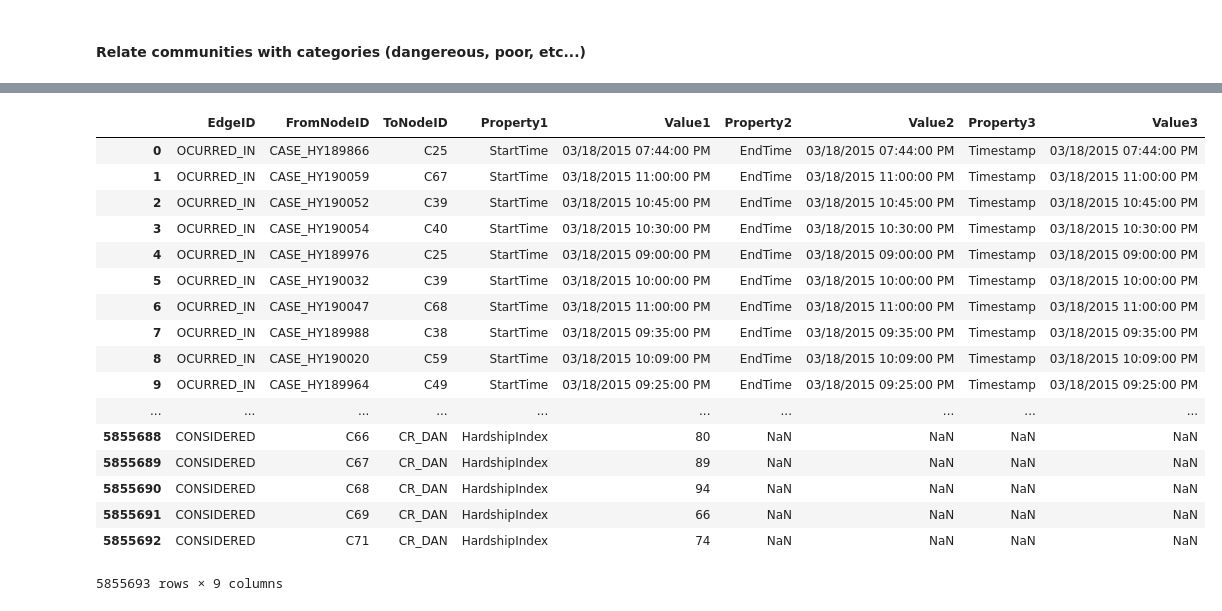
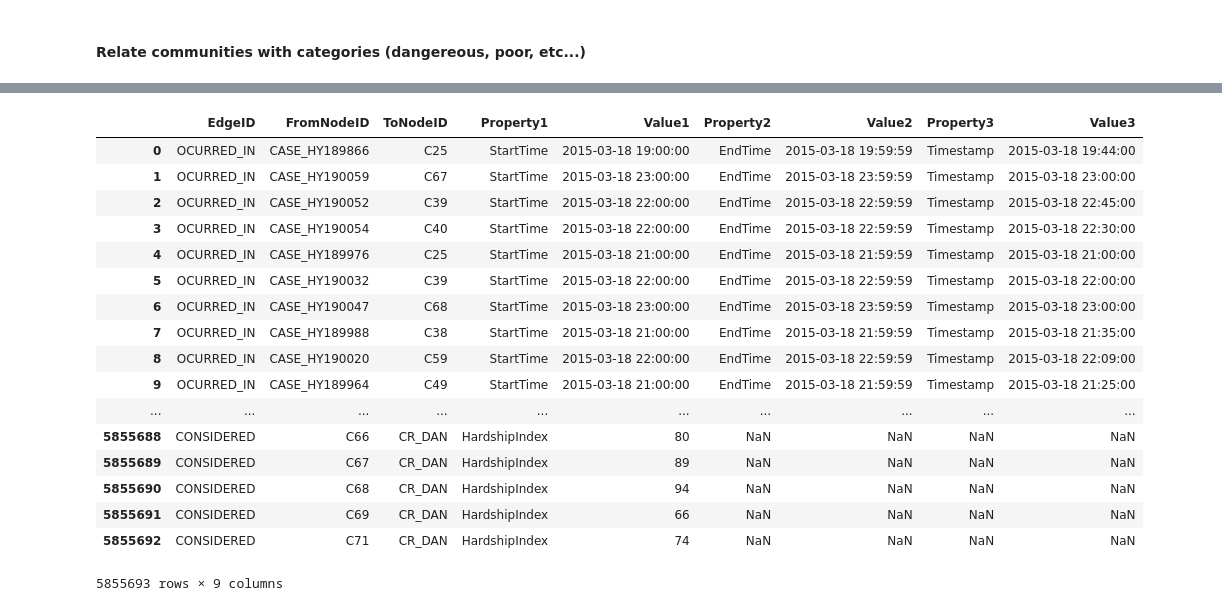
Before and after one commit to gomerudo/tuedataeng, a Jupyter notebook: wrangling/ChicagoCrimes_wrangling.ipynb, the cells around one changed output, grey strips where cells are left out. Cells and saved outputs as stored; diff of their text form; code cells hidden in the pictures.

```diff
--- a/wrangling/ChicagoCrimes_wrangling.ipynb
+++ b/wrangling/ChicagoCrimes_wrangling.ipynb
@@ -2,4 +2,8 @@
 import pandas as pd
 import numpy as np
 
+import time
+import datetime
+
 DATASETS_LOCATION = "/Users/gomerudo/workspace/datasets"
+REDUCED_FILE = False
@@ -13,6 +43,10 @@ DATASET_INDICATORS_PATH = DATASETS_LOCATION + "/chicago_socioeconomic_indicators
 
 # Load CSVs
 crimes_df = pd.read_csv(DATASET_CRIMES_PATH, na_values = ["", " "])
+
+if REDUCED_FILE:
+    crimes_df = crimes_df[:100000]
+
 indicators_df = pd.read_csv(DATASET_INDICATORS_PATH, na_values = ["", " "])
 # %%
 # Show preview of crimes
@@ -199,17 +237,21 @@ communities_criteria = indicators_df[indicators_df['HARDSHIP INDEX'] > 50]
 for index, row in crimes_df.iterrows():
     if index % 500000 == 0:
         print("Reached row {} ...".format(index))
+
+    crime_timestamp = format_timestamp(row['Date'])
+    crime_start_time, crime_end_time = roundupdown(row['Date'])
+
     edges_list.append(
         [
             "OCURRED_IN", # EdgeID
-            "CASE_" + row['Case Number'], # FromNodeID (A case)
-            "C" + str(row['Community Area']), # ToNodeID (A community)
+            case_number_to_key(row['Case Number']), # FromNodeID (A case)
+            community_to_key(row['Community Area']), # ToNodeID (A community)
             "StartTime", # Property1
-            row['Date'], # Value1. TODO: save start of period we should define
+            str(crime_start_time), # Value1. TODO: save start of period we should define
             "EndTime", # Property2
-            row['Date'], # Value2. TODO: save end of period we should define
+            str(crime_end_time), # Value2. TODO: save end of period we should define
             "Timestamp", # Property3
-            row['Date'] # Value3
+            str(crime_timestamp) # Value3
         ]
     )
 
@@ -271,7 +313,7 @@ for index, row in communities_criteria.iterrows():
     edges_list.append(
         [
             "CONSIDERED", # EdgeID
-            "C" + str(row['Community Area Number']), # FromNodeID (A community)
+            community_to_key(row['Community Area Number']), # FromNodeID (A community)
             "CR_DAN", # ToNodeID (A criteria node)
             "HardshipIndex", # Property1
             row['HARDSHIP INDEX'], # Value1
@@ -293,14 +335,14 @@ Creation of nodes data frame took 9.33 sec
 |  | EdgeID | FromNodeID | ToNodeID | Property1 | Value1 | Property2 | Value2 | Property3 | Value3 |
-| 0 | OCURRED_IN | CASE_HY189866 | C25 | StartTime | 03/18/2015 07:44:00 PM | EndTime | 03/18/2015 07:44:00 PM | Timestamp | 03/18/2015 07:44:00 PM |
-| 1 | OCURRED_IN | CASE_HY190059 | C67 | StartTime | 03/18/2015 11:00:00 PM | EndTime | 03/18/2015 11:00:00 PM | Timestamp | 03/18/2015 11:00:00 PM |
-| 2 | OCURRED_IN | CASE_HY190052 | C39 | StartTime | 03/18/2015 10:45:00 PM | EndTime | 03/18/2015 10:45:00 PM | Timestamp | 03/18/2015 10:45:00 PM |
-| 3 | OCURRED_IN | CASE_HY190054 | C40 | StartTime | 03/18/2015 10:30:00 PM | EndTime | 03/18/2015 10:30:00 PM | Timestamp | 03/18/2015 10:30:00 PM |
-| 4 | OCURRED_IN | CASE_HY189976 | C25 | StartTime | 03/18/2015 09:00:00 PM | EndTime | 03/18/2015 09:00:00 PM | Timestamp | 03/18/2015 09:00:00 PM |
-| 5 | OCURRED_IN | CASE_HY190032 | C39 | StartTime | 03/18/2015 10:00:00 PM | EndTime | 03/18/2015 10:00:00 PM | Timestamp | 03/18/2015 10:00:00 PM |
-| 6 | OCURRED_IN | CASE_HY190047 | C68 | StartTime | 03/18/2015 11:00:00 PM | EndTime | 03/18/2015 11:00:00 PM | Timestamp | 03/18/2015 11:00:00 PM |
-| 7 | OCURRED_IN | CASE_HY189988 | C38 | StartTime | 03/18/2015 09:35:00 PM | EndTime | 03/18/2015 09:35:00 PM | Timestamp | 03/18/2015 09:35:00 PM |
-| 8 | OCURRED_IN | CASE_HY190020 | C59 | StartTime | 03/18/2015 10:09:00 PM | EndTime | 03/18/2015 10:09:00 PM | Timestamp | 03/18/2015 10:09:00 PM |
-| 9 | OCURRED_IN | CASE_HY189964 | C49 | StartTime | 03/18/2015 09:25:00 PM | EndTime | 03/18/2015 09:25:00 PM | Timestamp | 03/18/2015 09:25:00 PM |
+| 0 | OCURRED_IN | CASE_HY189866 | C25 | StartTime | 2015-03-18 19:00:00 | EndTime | 2015-03-18 19:59:59 | Timestamp | 2015-03-18 19:44:00 |
+| 1 | OCURRED_IN | CASE_HY190059 | C67 | StartTime | 2015-03-18 23:00:00 | EndTime | 2015-03-18 23:59:59 | Timestamp | 2015-03-18 23:00:00 |
+| 2 | OCURRED_IN | CASE_HY190052 | C39 | StartTime | 2015-03-18 22:00:00 | EndTime | 2015-03-18 22:59:59 | Timestamp | 2015-03-18 22:45:00 |
+| 3 | OCURRED_IN | CASE_HY190054 | C40 | StartTime | 2015-03-18 22:00:00 | EndTime | 2015-03-18 22:59:59 | Timestamp | 2015-03-18 22:30:00 |
+| 4 | OCURRED_IN | CASE_HY189976 | C25 | StartTime | 2015-03-18 21:00:00 | EndTime | 2015-03-18 21:59:59 | Timestamp | 2015-03-18 21:00:00 |
+| 5 | OCURRED_IN | CASE_HY190032 | C39 | StartTime | 2015-03-18 22:00:00 | EndTime | 2015-03-18 22:59:59 | Timestamp | 2015-03-18 22:00:00 |
+| 6 | OCURRED_IN | CASE_HY190047 | C68 | StartTime | 2015-03-18 23:00:00 | EndTime | 2015-03-18 23:59:59 | Timestamp | 2015-03-18 23:00:00 |
+| 7 | OCURRED_IN | CASE_HY189988 | C38 | StartTime | 2015-03-18 21:00:00 | EndTime | 2015-03-18 21:59:59 | Timestamp | 2015-03-18 21:35:00 |
+| 8 | OCURRED_IN | CASE_HY190020 | C59 | StartTime | 2015-03-18 22:00:00 | EndTime | 2015-03-18 22:59:59 | Timestamp | 2015-03-18 22:09:00 |
+| 9 | OCURRED_IN | CASE_HY189964 | C49 | StartTime | 2015-03-18 21:00:00 | EndTime | 2015-03-18 21:59:59 | Timestamp | 2015-03-18 21:25:00 |
 | ... | ... | ... | ... | ... | ... | ... | ... | ... | ... |
 | 5855688 | CONSIDERED | C66 | CR_DAN | HardshipIndex | 80 | NaN | NaN | NaN | NaN |
 | 5855689 | CONSIDERED | C67 | CR_DAN | HardshipIndex | 89 | NaN | NaN | NaN | NaN |
```
Also changed, not shown: parts of 12 cells of this notebook, 4 other files.
